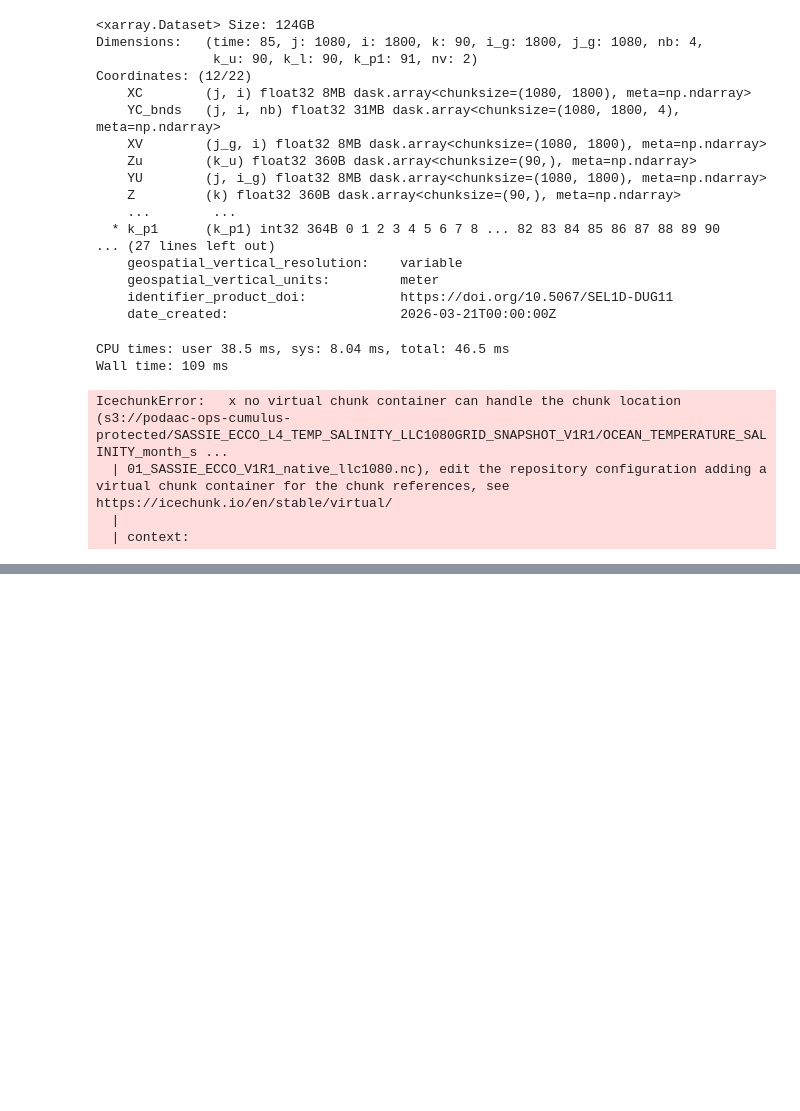
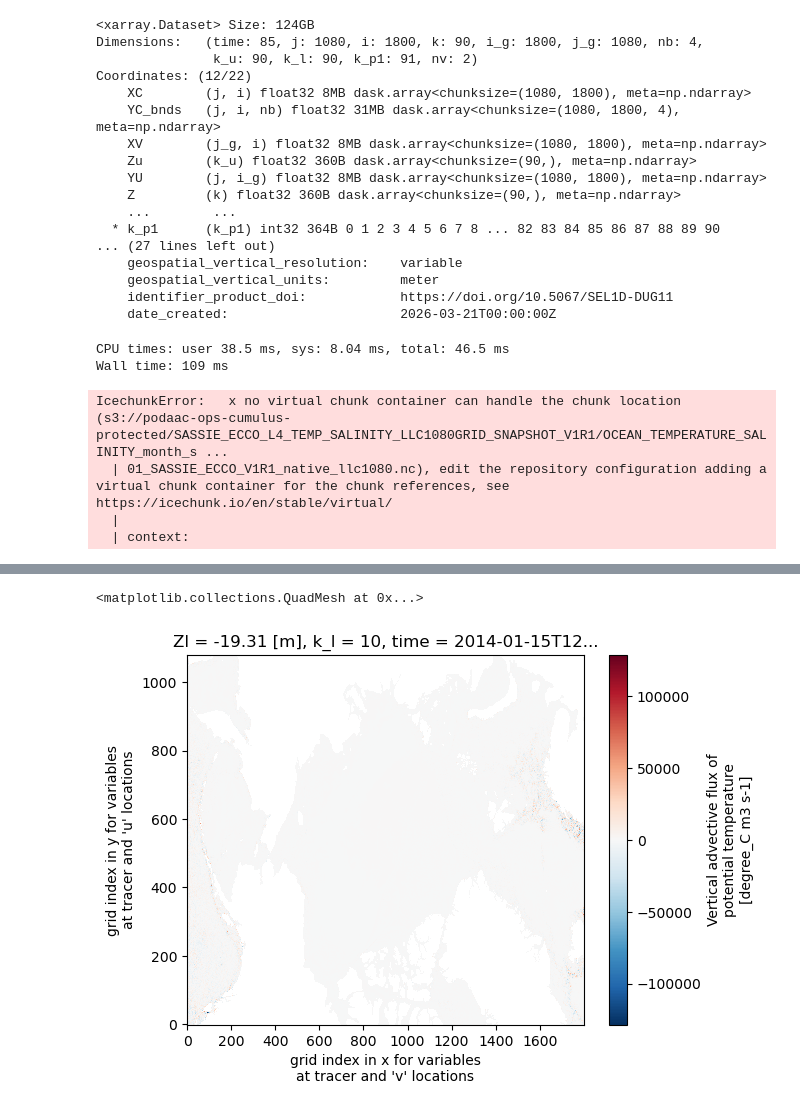
Before and after one commit to DeanHenze/cloud_earthdata, a Jupyter notebook: virtualizarr/basic_tests/sassie_ecco_vz2/vz2_sassie_ecco_par.ipynb, the cells around one changed output, grey strips where cells are left out. Drawn from its saved outputs; the diff is of its cells as text; code cells hidden in the pictures; blank space fills up the shorter version.

```diff
--- a/virtualizarr/basic_tests/sassie_ecco_vz2/vz2_sassie_ecco_par.ipynb
+++ b/virtualizarr/basic_tests/sassie_ecco_vz2/vz2_sassie_ecco_par.ipynb
@@ -876,0 +912,4 @@ IcechunkError:   x no virtual chunk container can handle the chunk location (s3:
+# %%
+%%time
+data["ADVr_TH"].isel(time=0, k_l=10).plot()
+# %% [output]
@@ -876,0 +918,2 @@ IcechunkError:   x no virtual chunk container can handle the chunk location (s3:
+<matplotlib.collections.QuadMesh at 0x...>
+[figure, added]
```
Also changed, not shown: parts of 22 cells of this notebook.
